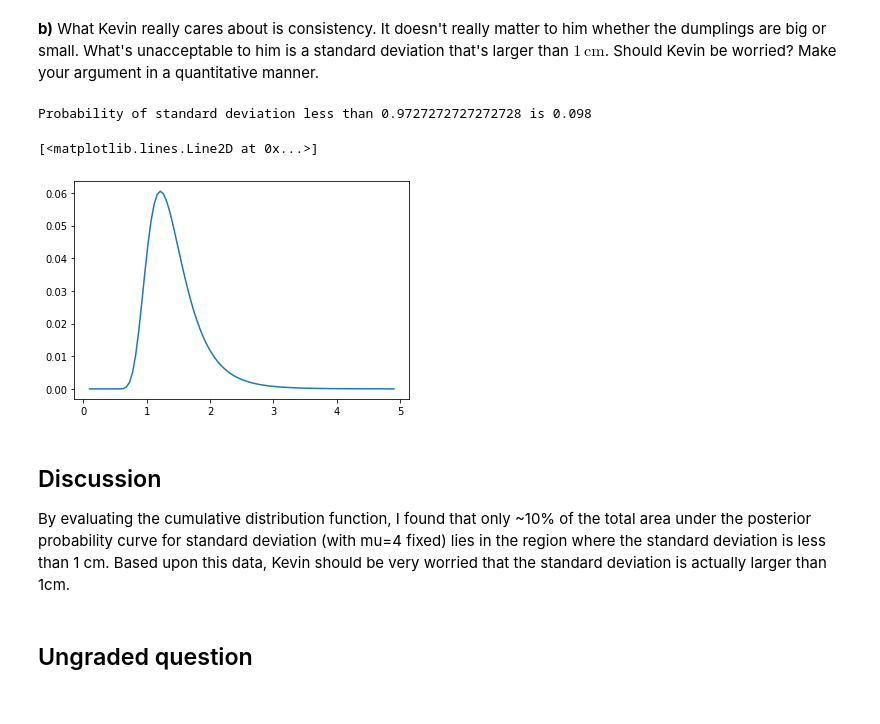
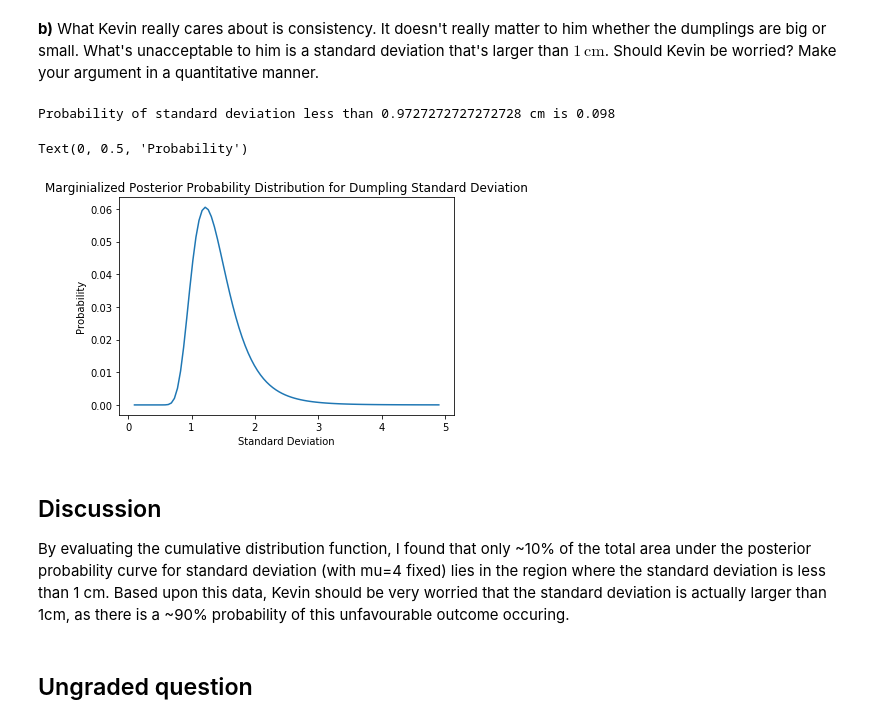
Before and after one commit to nlefrancois6/Phys321, a Jupyter notebook: Midterm2021/Midterm2021.ipynb, the cells around one changed output. Saved outputs shown, nothing was run; the diff lists cells and outputs as text; code cells hidden in the pictures.

```diff
--- a/Midterm2021/Midterm2021.ipynb
+++ b/Midterm2021/Midterm2021.ipynb
@@ -527,18 +572,21 @@ P_marginalized = marginalize_mu(P_vals)
 x = 0.098
 ind_x = cumulative_probability(P_marginalized, x)
 sig_x = sig_vals[ind_x]
-print('Probability of standard deviation less than', sig_x, 'is',x)
+print('Probability of standard deviation less than', sig_x, 'cm is',x)
 # %% [output]
-Probability of standard deviation less than 0.9727272727272728 is 0.098
+Probability of standard deviation less than 0.9727272727272728 cm is 0.098
-# %%
-sum(P_marginalized)
-plt.plot(sig_vals,P_marginalized)
-# %% [output]
-[<matplotlib.lines.Line2D at 0x...>]
-[figure, removed]
+# %%
+sum(P_marginalized)
+plt.plot(sig_vals,P_marginalized)
+plt.title('Marginialized Posterior Probability Distribution for Dumpling Standard Deviation')
+plt.xlabel('Standard Deviation')
+plt.ylabel('Probability')
+# %% [output]
+Text(0, 0.5, 'Probability')
+[figure, added]
 # %% [markdown]
 ## Discussion
-By evaluating the cumulative distribution function, I found that only ~10% of the total area under the posterior probability curve for standard deviation (with mu=4 fixed) lies in the region where the standard deviation is less than 1 cm. Based upon this data, Kevin should be very worried that the standard deviation is actually larger than 1cm.
+By evaluating the cumulative distribution function, I found that only ~10% of the total area under the posterior probability curve for standard deviation (with mu=4 fixed) lies in the region where the standard deviation is less than 1 cm. Based upon this data, Kevin should be very worried that the standard deviation is actually larger than 1cm, as there is a ~90% probability of this unfavourable outcome occuring.
 # %% [markdown]
 ## Ungraded question
 # %% [markdown]
```
Also changed, not shown: parts of 14 cells of this notebook.
